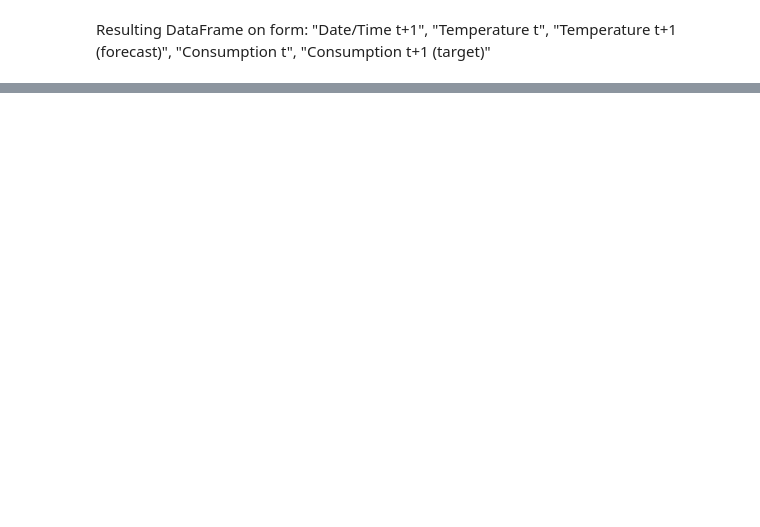
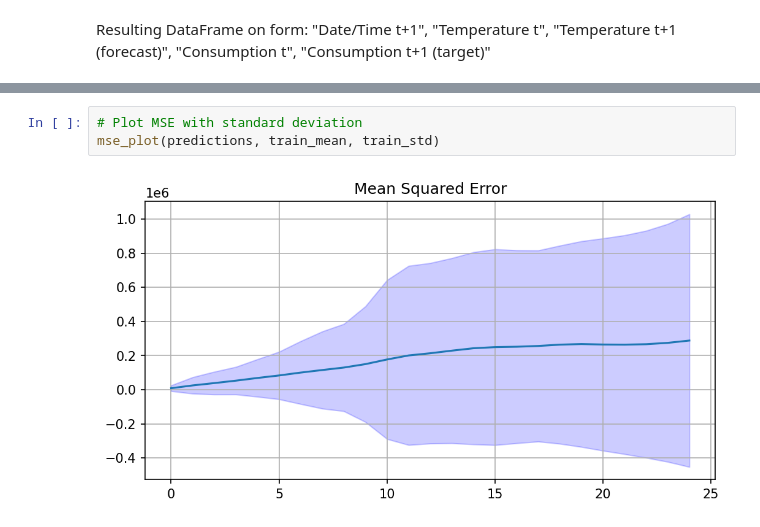
Before and after one commit to mikkeldah/IT3030---Deep-Learning, a Jupyter notebook: Project 2/feed_forward.ipynb, the cells around one changed output, grey strips where cells are left out. Drawn from its saved outputs; the diff is of its cells as text; blank space fills up the shorter version.

```diff
--- a/Project 2/feed_forward.ipynb
+++ b/Project 2/feed_forward.ipynb
@@ -303,0 +330,5 @@ plt.show()
+# %%
+# Plot MSE with standard deviation
+mse_plot(predictions, train_mean, train_std)
+# %% [output]
+[figure, added]
```
Also changed, not shown: parts of 18 cells of this notebook, 3 other files.
